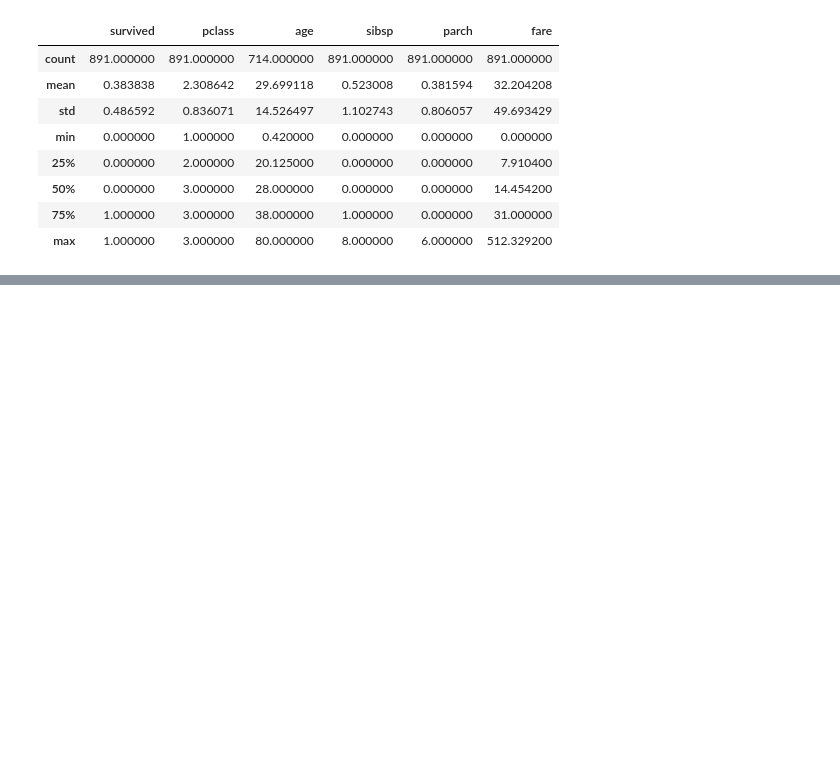
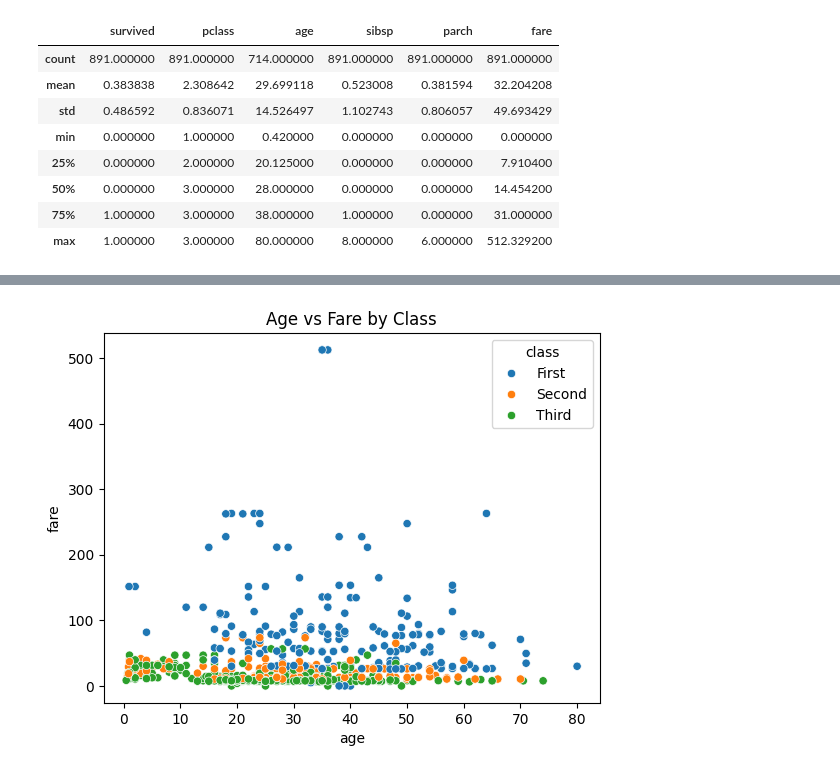
Before and after one commit to tanishkagupta-19/ml-prac, a Jupyter notebook: sem5_numpy/EDA.ipynb, the cells around one changed output, grey strips where cells are left out. Cells and saved outputs as stored; diff of their text form; code cells hidden in the pictures; blank space fills up the shorter version.

```diff
--- a/sem5_numpy/EDA.ipynb
+++ b/sem5_numpy/EDA.ipynb
@@ -73,0 +115,6 @@ df.describe()
+# %%
+sns.scatterplot(x='age', y='fare', hue='class', data=df)
+plt.title('Age vs Fare by Class')
+plt.show()
+# %% [output]
+[figure, added]
```
Also changed, not shown: parts of 6 cells of this notebook.
